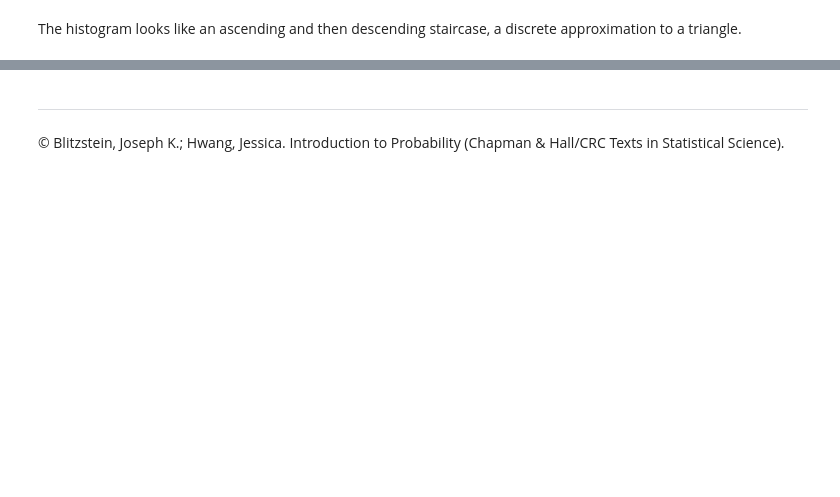
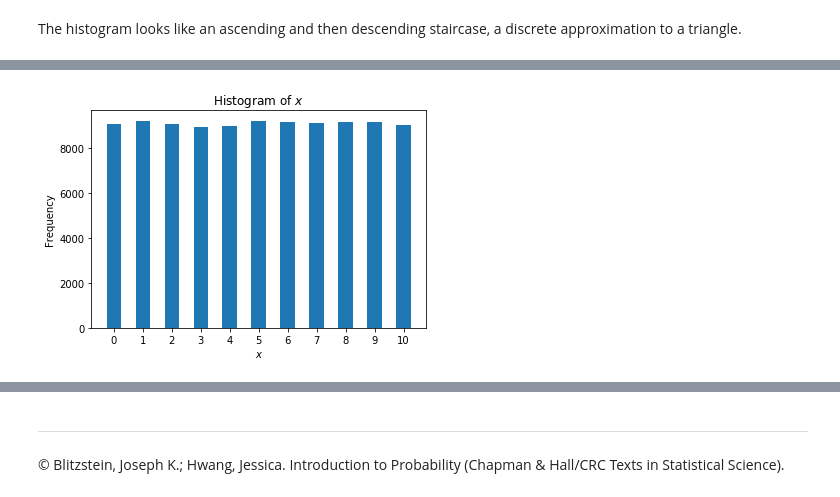
Before and after one commit to buruzaemon/IntroductionToProbabilityPy, a Jupyter notebook: Ch8.ipynb, the cells around one changed output, grey strips where cells are left out. Saved outputs shown, nothing was run; the diff lists cells and outputs as text; code cells hidden in the pictures; blank space fills up the shorter version.

```diff
--- a/Ch8.ipynb
+++ b/Ch8.ipynb
@@ -90,0 +89,3 @@ We can also compute summaries like mean(x9) and var(x9).
+# %%
+nsims = 10**5
+n = 10
@@ -90,0 +94,8 @@ We can also compute summaries like mean(x9) and var(x9).
+# %%
+np.random.seed(66)
+
+p = uniform.rvs(size=nsims)
+
+from scipy.stats import binom
+
+x = binom.rvs(n, p, size=nsims)
@@ -90,0 +106,12 @@ We can also compute summaries like mean(x9) and var(x9).
+# %%
+plt.hist(x, bins=np.arange(0, n+1, 0.5), align='left')
+
+plt.title(r'Histogram of $x$')
+plt.xlabel(r'$x$')
+plt.ylabel('Frequency')
+# also set the x-axis ticks to show integers 0, 1, 2, ..., 10
+plt.xticks(range(0, 10+1))
+
+plt.show()
+# %% [output]
+[figure, added]
```
Also changed, not shown: parts of 43 cells of this notebook, 1 other file.
